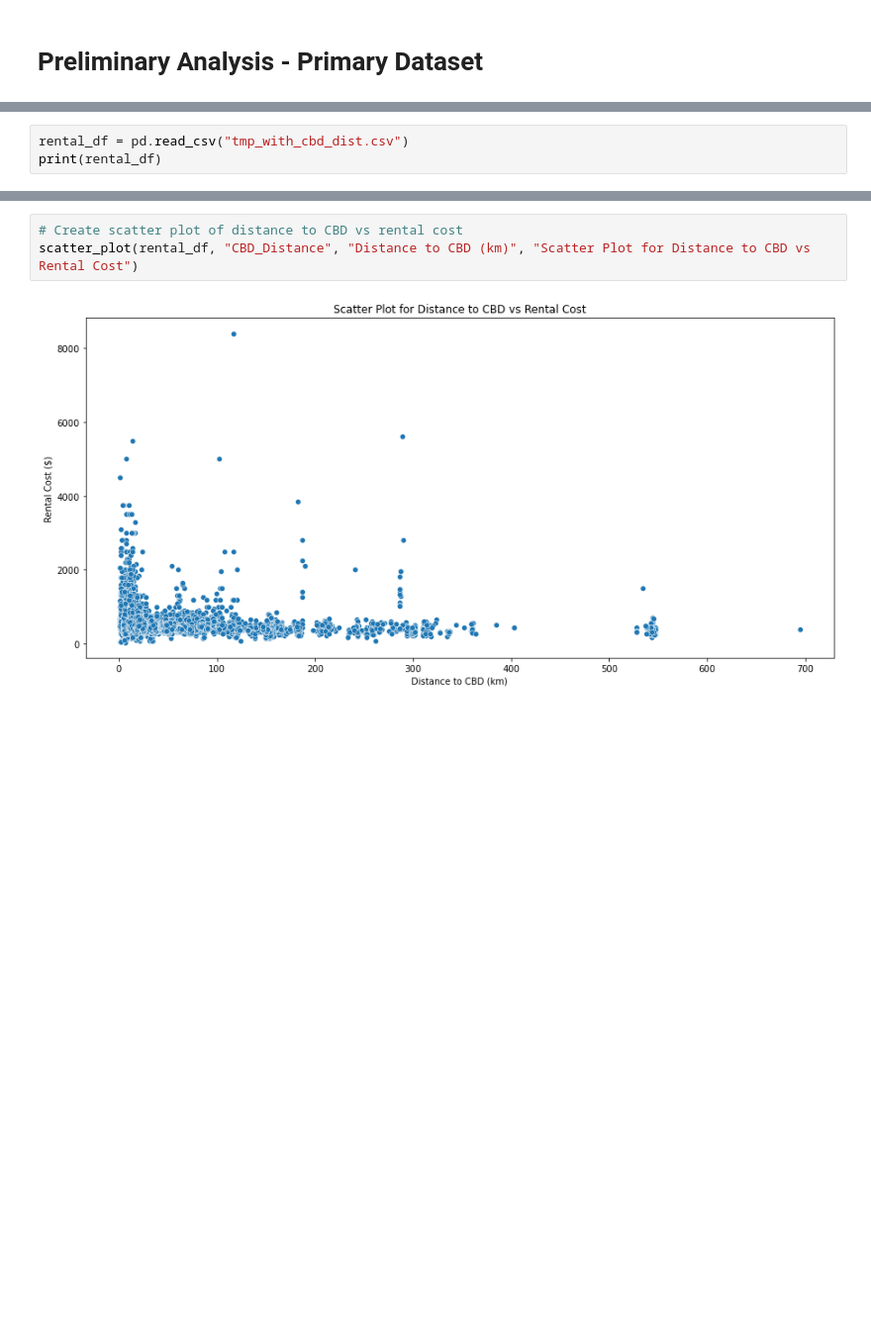
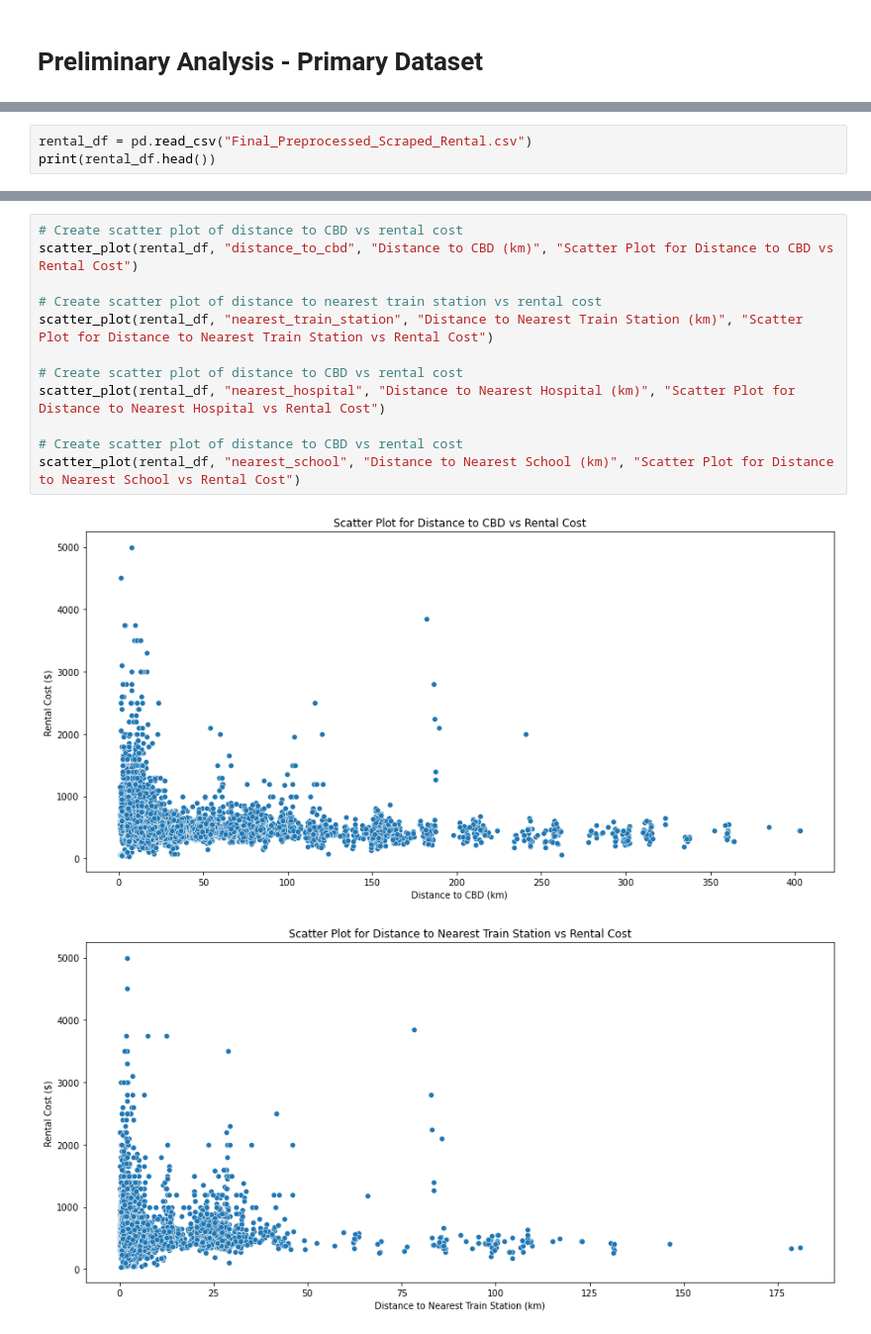
Before and after one commit to MAST30034-Applied-Data-Science/generic-real-estate-consulting-project-group-20, a Jupyter notebook: notebooks/MAST30034_Project_2_Code.ipynb, the cells around one changed output, grey strips where cells are left out. Shown at 99% size. Saved outputs shown, nothing was run; the diff lists cells and outputs as text; blank space fills up the shorter version.

```diff
--- a/notebooks/MAST30034_Project_2_Code.ipynb
+++ b/notebooks/MAST30034_Project_2_Code.ipynb
@@ -189,6 +190,6 @@ def colour_code(suburb):
         print(suburb)
     return colour
 # %%
-rental_df = pd.read_csv("tmp_with_cbd_dist.csv")
-print(rental_df)
+rental_df = pd.read_csv("Final_Preprocessed_Scraped_Rental.csv")
+print(rental_df.head())
 # %% [output]
@@ -276,5 +307,15 @@ plt.close()
 # %%
 # Create scatter plot of distance to CBD vs rental cost
-scatter_plot(rental_df, "CBD_Distance", "Distance to CBD (km)", "Scatter Plot for Distance to CBD vs Rental Cost")
+scatter_plot(rental_df, "distance_to_cbd", "Distance to CBD (km)", "Scatter Plot for Distance to CBD vs Rental Cost")
+
+# Create scatter plot of distance to nearest train station vs rental cost
+scatter_plot(rental_df, "nearest_train_station", "Distance to Nearest Train Station (km)", "Scatter Plot for Distance to Nearest Train Station vs Rental Cost")
+
+# Create scatter plot of distance to CBD vs rental cost
+scatter_plot(rental_df, "nearest_hospital", "Distance to Nearest Hospital (km)", "Scatter Plot for Distance to Nearest Hospital vs Rental Cost")
+
+# Create scatter plot of distance to CBD vs rental cost
+scatter_plot(rental_df, "nearest_school", "Distance to Nearest School (km)", "Scatter Plot for Distance to Nearest School vs Rental Cost")
 # %% [output]
-[figure, old version]
+[figure, new version]
+[figure, added]
```
Also changed, not shown: parts of 12 cells of this notebook.
